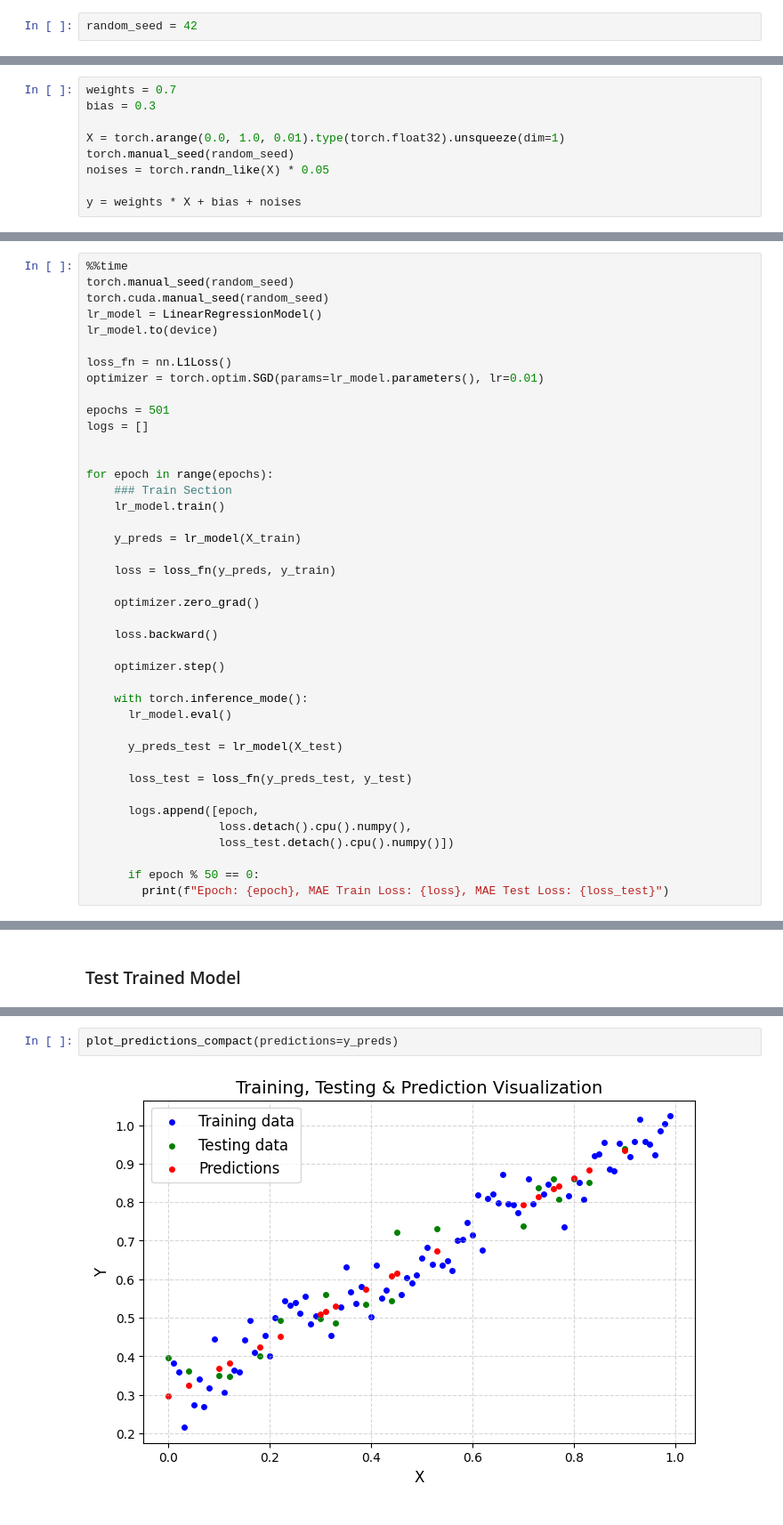
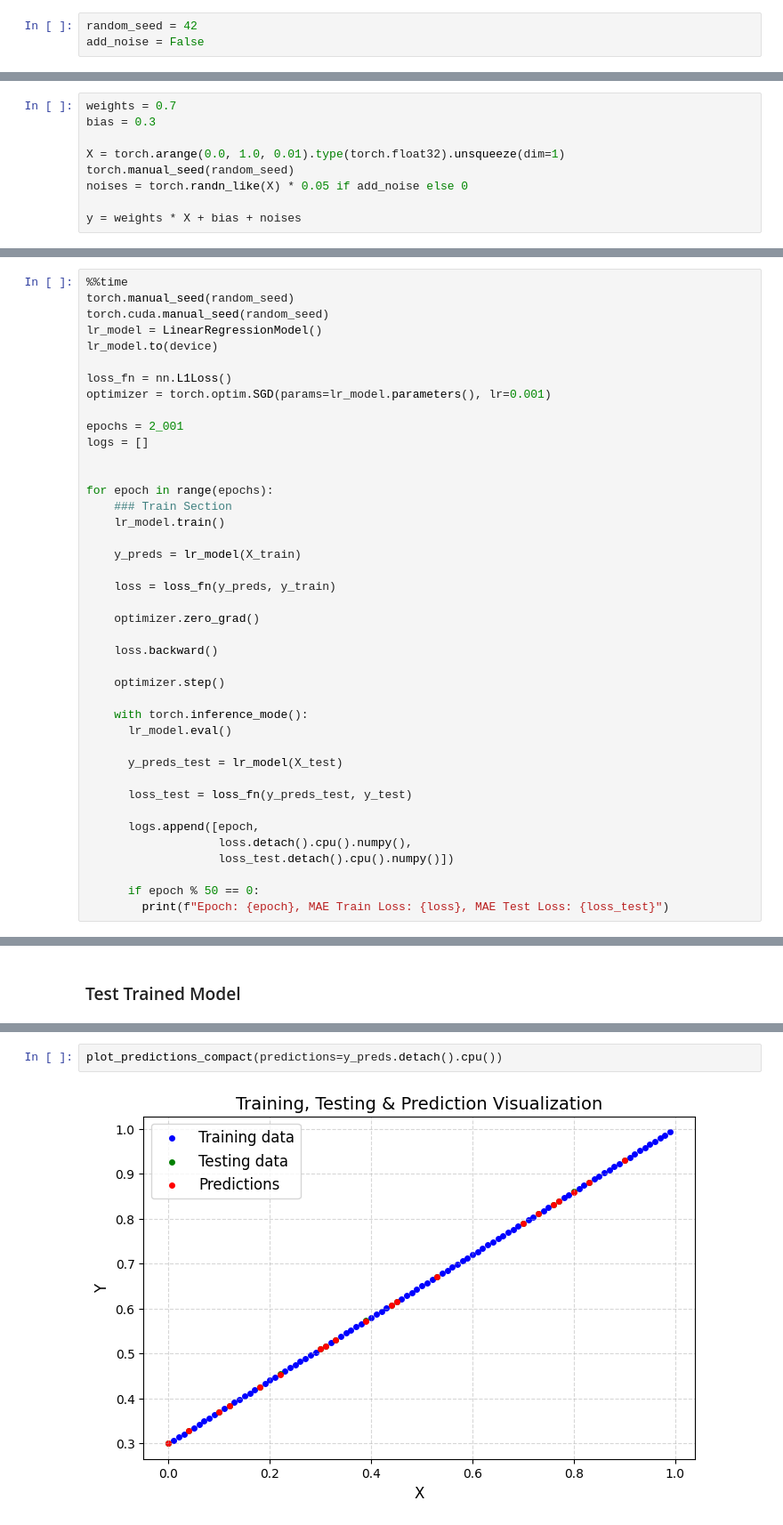
Before and after one commit to RezaTaheri01/my-ml-journey, a Jupyter notebook: Codes/pytorch/pytorch_0001_workflow_fundamentals.ipynb, the cells around one changed output, grey strips where cells are left out. Shown at 89% size. Cells and saved outputs as stored; diff of their text form.

```diff
--- a/Codes/pytorch/pytorch_0001_workflow_fundamentals.ipynb
+++ b/Codes/pytorch/pytorch_0001_workflow_fundamentals.ipynb
@@ -695,6 +695,7 @@ torch.__version__
 ### Constants
 # %%
 random_seed = 42
+add_noise = False
 # %% [markdown]
 ### Agnostic Device
 # %%
@@ -716,7 +717,7 @@ bias = 0.3
 
 X = torch.arange(0.0, 1.0, 0.01).type(torch.float32).unsqueeze(dim=1)
 torch.manual_seed(random_seed)
-noises = torch.randn_like(X) * 0.05
+noises = torch.randn_like(X) * 0.05 if add_noise else 0
 
 y = weights * X + bias + noises
 # %%
@@ -796,9 +797,9 @@ lr_model = LinearRegressionModel()
 lr_model.to(device)
 
 loss_fn = nn.L1Loss()
-optimizer = torch.optim.SGD(params=lr_model.parameters(), lr=0.01)
+optimizer = torch.optim.SGD(params=lr_model.parameters(), lr=0.001)
 
-epochs = 501
+epochs = 2_001
 logs = []
 
 
@@ -884,4 +889,4 @@ MAE Test Loss: 0.039926927536726
 # %%
-plot_predictions_compact(predictions=y_preds)
+plot_predictions_compact(predictions=y_preds.detach().cpu())
 # %% [output]
-[figure, old version]
+[figure, new version]
```
Also changed, not shown: parts of 7 cells of this notebook.
